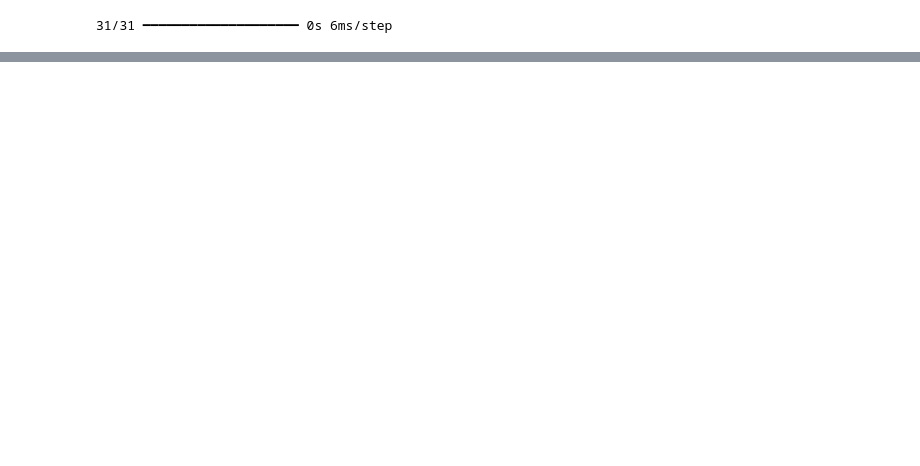
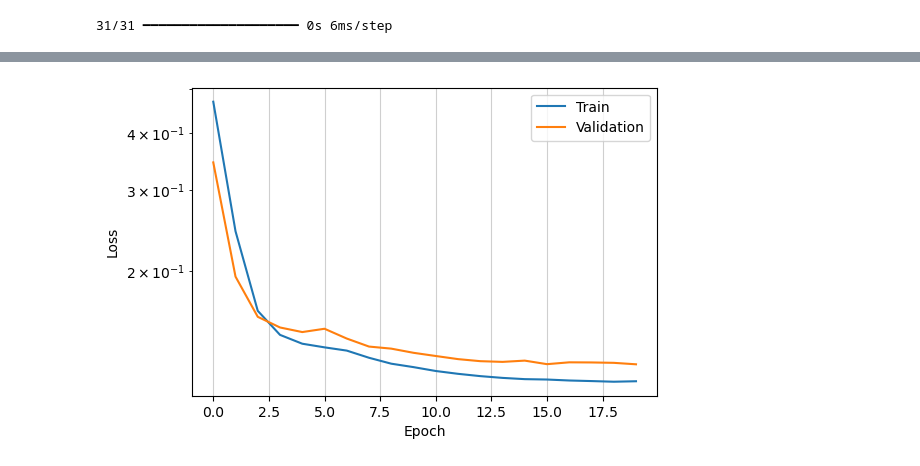
Before and after one commit to juan-prado-7/imapp-deep-learning, a Jupyter notebook: applied-deep-learning/ex13-pulse-form-discrimination.ipynb, the cells around one changed output, grey strips where cells are left out. Cells and saved outputs as stored; diff of their text form; code cells hidden in the pictures; blank space fills up the shorter version.

```diff
--- a/applied-deep-learning/ex13-pulse-form-discrimination.ipynb
+++ b/applied-deep-learning/ex13-pulse-form-discrimination.ipynb
@@ -403,0 +528,13 @@ plt.show()
+# %%
+len_train = data2_scaled.shape[0] // 10 * 7
+len_val = data2_scaled.shape[0] // 10 * 3 // 2
+
+data2_train = data2_scaled[:len_train]
+data2_val = data2_scaled[len_train:len_train+len_val]
+data2_test = data2_scaled[len_train+len_val:]
+
+labels2_train = labels2[:len_train]
+labels2_val = labels2[len_train:len_train+len_val]
+labels2_test = labels2[len_train+len_val:]
+
+print(labels2_train.shape, labels2_val.shape, labels2_test.shape)
@@ -403,0 +545,9 @@ plt.show()
+# %%
+model = Sequential()
+
+model.add(Input(shape=(samples_per_pulse,)))
+model.add(Flatten())
+model.add(Dense(32, activation='relu',))
+model.add(Dense(1, activation='sigmoid'))
+
+print(model.summary())
@@ -403,0 +569,13 @@ plt.show()
+# %%
+model.compile(
+    loss='binary_crossentropy',
+    optimizer='adam', # adam optimizer
+    metrics=[keras.metrics.BinaryAccuracy(name='accuracy')]
+)
+
+results = model.fit(data2_train, labels2_train,
+                    epochs = 20,
+                    batch_size = 32,
+                    validation_data = (data2_val, labels2_val),
+                    callbacks=[keras.callbacks.EarlyStopping(monitor='val_loss', patience=4, verbose=1)]
+                    )
@@ -403,0 +600,12 @@ plt.show()
+# %%
+plt.figure(figsize=(6,4))
+plt.plot(results.history['loss'])
+plt.plot(results.history['val_loss'])
+plt.ylabel('Loss')
+plt.yscale("log")
+plt.xlabel('Epoch')
+plt.legend(['Train', 'Validation'], loc='upper right')
+plt.grid(alpha=0.6)
+plt.show()
+# %% [output]
+[figure, added]
```
Also changed, not shown: parts of 33 cells of this notebook.
